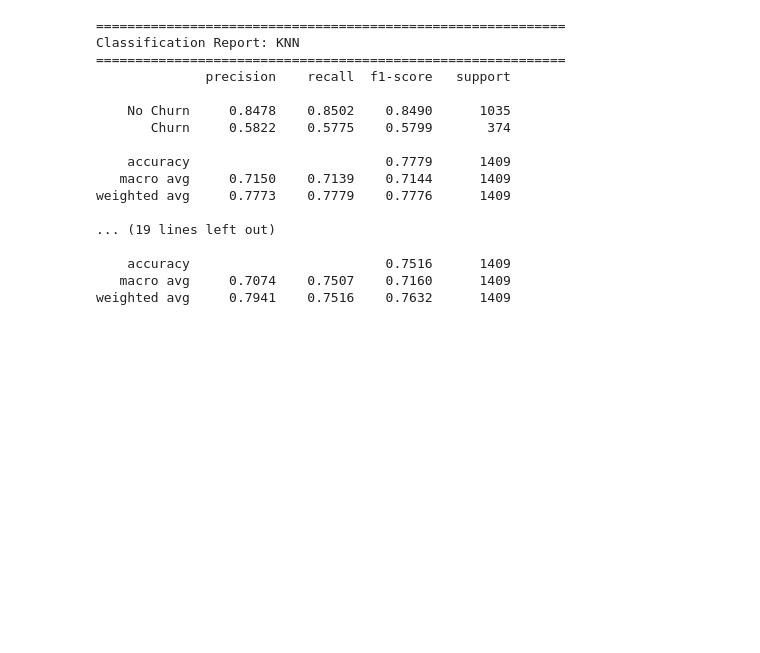
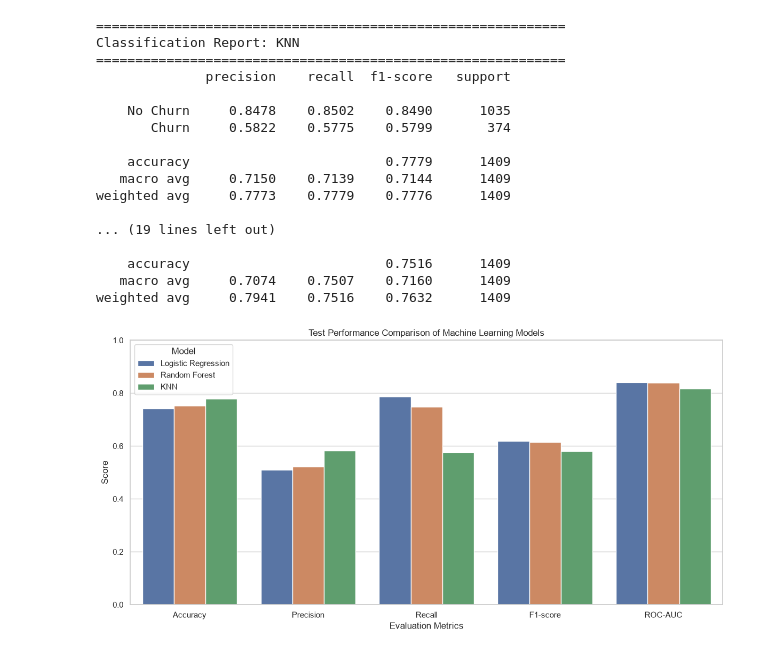
Before and after one commit to Janithma07/Machine-Learning-CW, a Jupyter notebook: notebooks/telco_churn_analysis.ipynb, the cells around one changed output. Drawn from its saved outputs; the diff is of its cells as text; code cells hidden in the pictures; blank space fills up the shorter version.

Commit message:
Compare models and document project limitations

```diff
--- a/notebooks/telco_churn_analysis.ipynb
+++ b/notebooks/telco_churn_analysis.ipynb
@@ -891,3 +891,40 @@ weighted avg     0.7773    0.7779    0.7776      1409
     accuracy                         0.7516      1409
    macro avg     0.7074    0.7507    0.7160      1409
 weighted avg     0.7941    0.7516    0.7632      1409
+# %%
+
+# Compare the test performance metrics of all three models
+metrics_to_plot = [
+    "Accuracy",
+    "Precision",
+    "Recall",
+    "F1-score",
+    "ROC-AUC"
+]
+
+comparison_data = test_results_df.melt(
+    id_vars="Model",
+    value_vars=metrics_to_plot,
+    var_name="Metric",
+    value_name="Score"
+)
+
+# Create a grouped bar chart
+plt.figure(figsize=(12, 6))
+
+sns.barplot(
+    data=comparison_data,
+    x="Metric",
+    y="Score",
+    hue="Model"
+)
+
+plt.title("Test Performance Comparison of Machine Learning Models")
+plt.xlabel("Evaluation Metrics")
+plt.ylabel("Score")
+plt.ylim(0, 1)
+plt.legend(title="Model")
+plt.tight_layout()
+plt.show()
+# %% [output]
+[figure, added]
```
Also changed, not shown: parts of 3 cells of this notebook.
